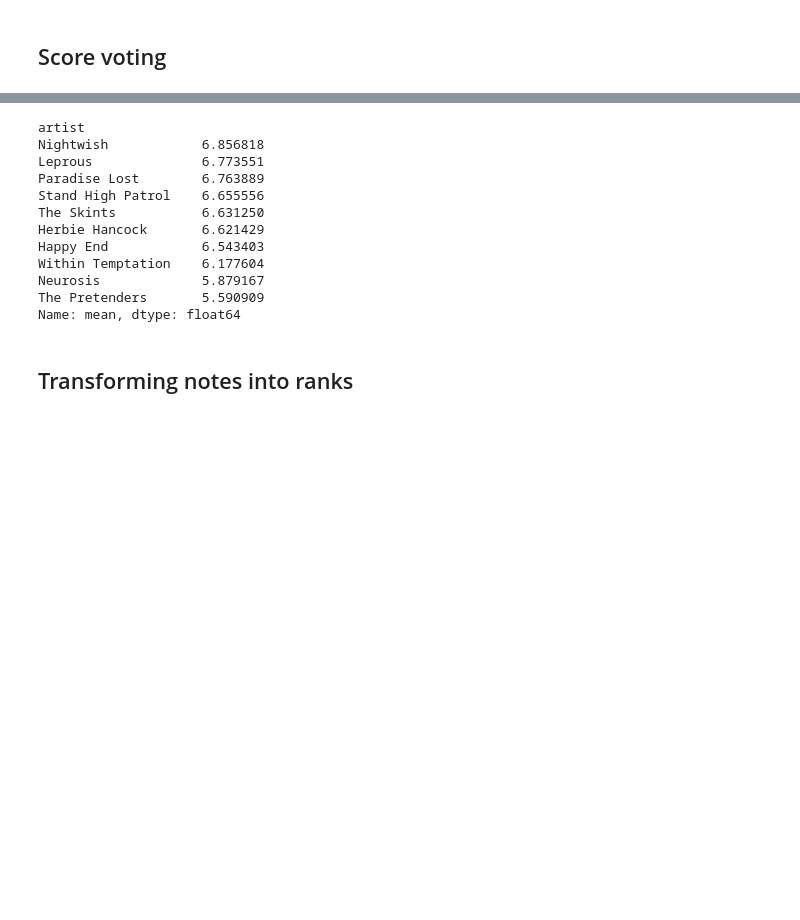
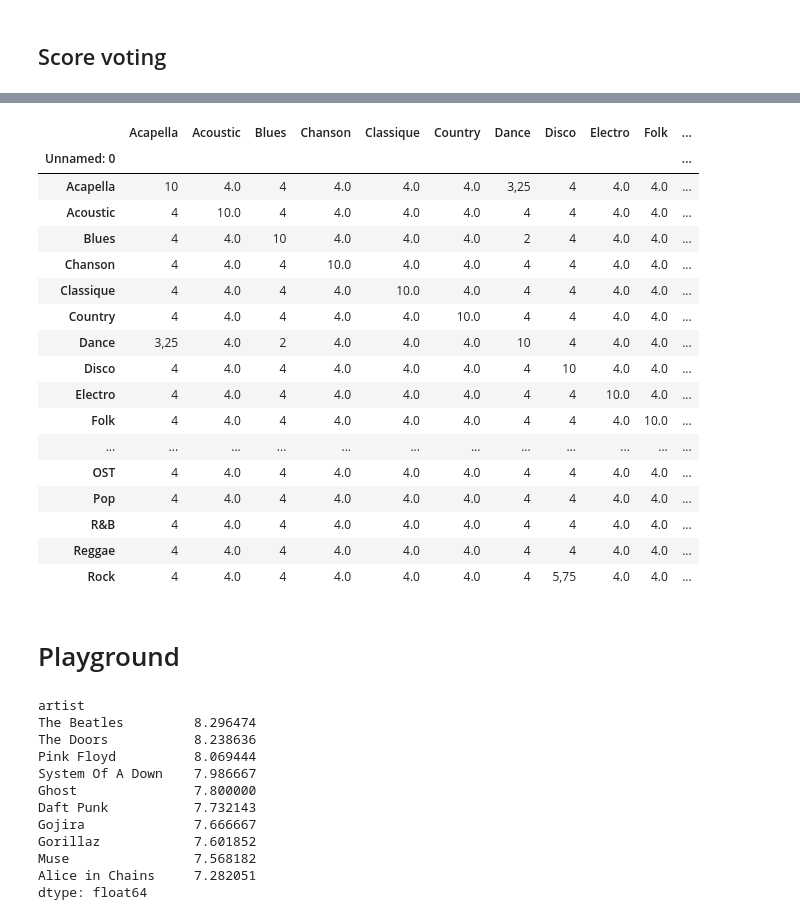
Before and after one commit to QuVil/mon-bot-le-dj, a Jupyter notebook: prototyping/prototyping.ipynb, the cells around one changed output, grey strips where cells are left out. Cells and saved outputs as stored; diff of their text form; code cells hidden in the pictures; blank space fills up the shorter version.

```diff
--- a/prototyping/prototyping.ipynb
+++ b/prototyping/prototyping.ipynb
@@ -269,0 +186,14 @@ pd.concat(genres)
+# %%
+DEFAULT_TRANSITION = "4,0"
+DEFAULT_THRESHOLD = 7
+
+transitions = pd.read_csv("../data/transitions.csv").fillna(DEFAULT_TRANSITION)
+transitions.index = transitions["Unnamed: 0"]
+transitions.drop("Unnamed: 0", axis=1, inplace=True)
+
+# Getting the decimals right -- commas to points and no more Nones
+for i in range(transitions.columns.size):
+    transitions[transitions.columns[i]] = transitions[transitions.columns[i]].str.replace(",", ".")
+    transitions[transitions.columns[i]] = pd.to_numeric(transitions[transitions.columns[i]], errors='coerce')
+
+playlist.reset_index(inplace=True)
@@ -269,0 +253,23 @@ pd.concat(genres)
+# %%
+transitions
+# %% [output]
+|  | Acapella | Acoustic | Blues | Chanson | Classique | Country | Dance | Disco | Electro | Folk | ... |
+| Unnamed: 0 |  |  |  |  |  |  |  |  |  |  | ... |
+| Acapella | 10 | 4.0 | 4 | 4.0 | 4.0 | 4.0 | 3,25 | 4 | 4.0 | 4.0 | ... |
+| Acoustic | 4 | 10.0 | 4 | 4.0 | 4.0 | 4.0 | 4 | 4 | 4.0 | 4.0 | ... |
+| Blues | 4 | 4.0 | 10 | 4.0 | 4.0 | 4.0 | 2 | 4 | 4.0 | 4.0 | ... |
+| Chanson | 4 | 4.0 | 4 | 10.0 | 4.0 | 4.0 | 4 | 4 | 4.0 | 4.0 | ... |
+| Classique | 4 | 4.0 | 4 | 4.0 | 10.0 | 4.0 | 4 | 4 | 4.0 | 4.0 | ... |
+| Country | 4 | 4.0 | 4 | 4.0 | 4.0 | 10.0 | 4 | 4 | 4.0 | 4.0 | ... |
+| Dance | 3,25 | 4.0 | 2 | 4.0 | 4.0 | 4.0 | 10 | 4 | 4.0 | 4.0 | ... |
+| Disco | 4 | 4.0 | 4 | 4.0 | 4.0 | 4.0 | 4 | 10 | 4.0 | 4.0 | ... |
+| Electro | 4 | 4.0 | 4 | 4.0 | 4.0 | 4.0 | 4 | 4 | 10.0 | 4.0 | ... |
+| Folk | 4 | 4.0 | 4 | 4.0 | 4.0 | 4.0 | 4 | 4 | 4.0 | 10.0 | ... |
+| ... | ... | ... | ... | ... | ... | ... | ... | ... | ... | ... | ... |
+| OST | 4 | 4.0 | 4 | 4.0 | 4.0 | 4.0 | 4 | 4 | 4.0 | 4.0 | ... |
+| Pop | 4 | 4.0 | 4 | 4.0 | 4.0 | 4.0 | 4 | 4 | 4.0 | 4.0 | ... |
+| R&B | 4 | 4.0 | 4 | 4.0 | 4.0 | 4.0 | 4 | 4 | 4.0 | 4.0 | ... |
+| Reggae | 4 | 4.0 | 4 | 4.0 | 4.0 | 4.0 | 4 | 4 | 4.0 | 4.0 | ... |
+| Rock | 4 | 4.0 | 4 | 4.0 | 4.0 | 4.0 | 4 | 5,75 | 4.0 | 4.0 | ... |
+# %% [markdown]
+# Playground
@@ -270,18 +278,20 @@ pd.concat(genres)
 # %%
-top_artists = data.groupby("artist").filter(lambda x: len(x) > 4).groupby("artist").mean()["mean"].sort_values(ascending=False).tail(10)
-top_artists
+COL = ["Qu", "Gr", "Vi"]
+BY = "artist"
+AMNT = 10
+
+best = data[[BY, *COL]].dropna(how="any").groupby(BY).filter(lambda x: len(x) >= AMNT).groupby(BY).mean()[COL]
+best[COL].mean(axis=1).sort_values(ascending=False).head(10)
 # %% [output]
 artist
-Nightwish            6.856818
-Leprous              6.773551
-Paradise Lost        6.763889
-Stand High Patrol    6.655556
-The Skints           6.631250
-Herbie Hancock       6.621429
-Happy End            6.543403
-Within Temptation    6.177604
-Neurosis             5.879167
-The Pretenders       5.590909
-Name: mean, dtype: float64
+The Beatles         8.296474
+The Doors           8.238636
+Pink Floyd          8.069444
+System Of A Down    7.986667
+Ghost               7.800000
+Daft Punk           7.732143
+Gojira              7.666667
+Gorillaz            7.601852
+Muse                7.568182
+Alice in Chains     7.282051
+dtype: float64
-# %% [markdown]
-## Transforming notes into ranks
```
Also changed, not shown: parts of 18 cells of this notebook, 8 other files.
